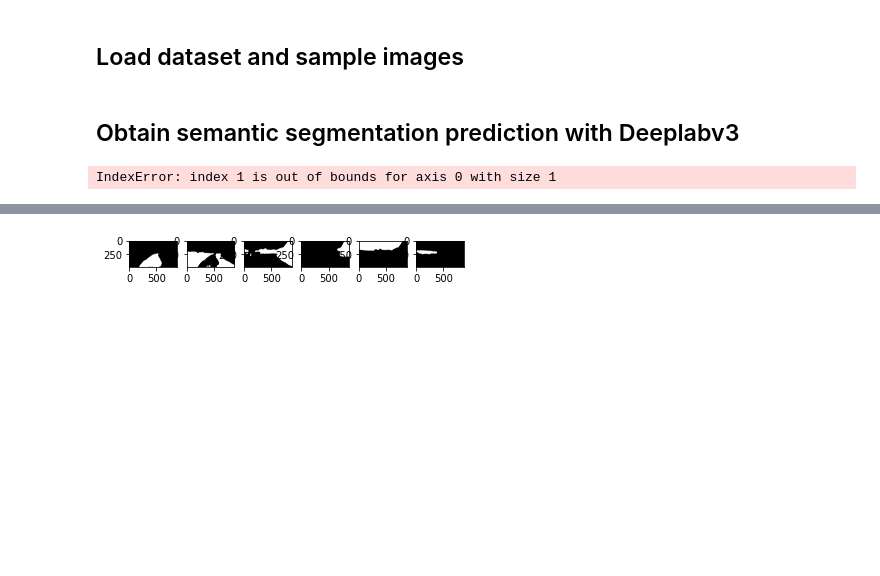
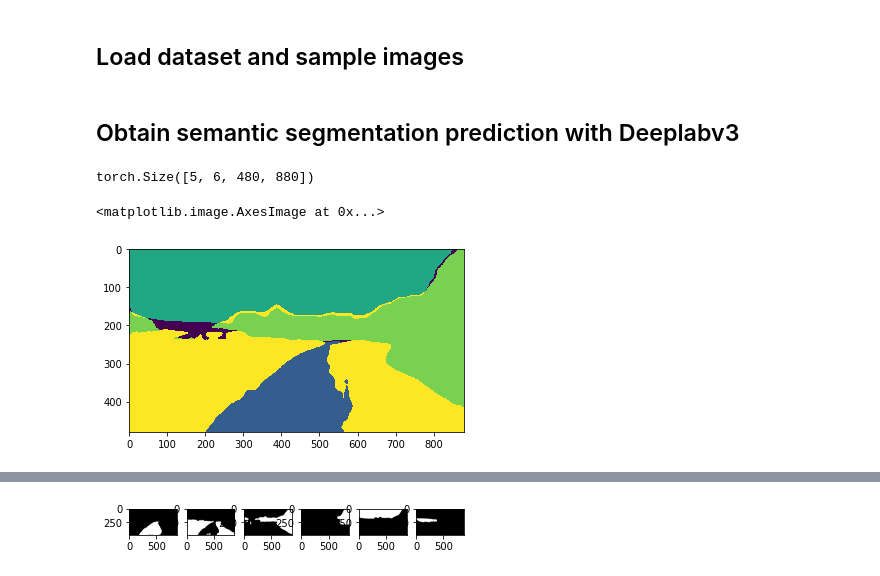
Before and after one commit to Andrewwango/vegetation-segmentation, a Jupyter notebook: vegetation-segmentation/analysis_adi.ipynb, the cells around one changed output, grey strips where cells are left out. Drawn from its saved outputs; the diff is of its cells as text; code cells hidden in the pictures; blank space fills up the shorter version.

```diff
--- a/vegetation-segmentation/analysis_adi.ipynb
+++ b/vegetation-segmentation/analysis_adi.ipynb
@@ -36,13 +38,26 @@ _=1
 with torch.no_grad():
     #val_mask_pred = deeplabv3_model(val_img)['out']
     test_mask_pred = deeplabv3_model(test_img)['out']
+# %%
+test_mask_pred.shape
+# %% [output]
+torch.Size([5, 6, 480, 880])
 # %%
 """val_img = dn(val_img)[0].transpose(1,2,0)
 val_mask = dn(val_mask)[0]
 val_mask_pred = dn(val_mask_pred)[0]"""
 
-test_img = dn(test_img)[1].transpose(1,2,0)
-test_mask_pred = dn(test_mask_pred)[0]
+test_img_current = dn(test_img)[0].transpose(1,2,0)
+test_mask_pred0 = dn(test_mask_pred)[0]
-# %% [output]
-IndexError: index 1 is out of bounds for axis 0 with size 1
+# %%
+test_img_current = dn(test_img)[0].transpose(1,2,0)
+test_mask_current = dn(test_mask_pred)[0]
+
+final_mat=0.3*nut(test_mask_current[0])+0.6*nut(test_mask_current[4])+0.8*nut(test_mask_current[2])+1.2*nut(test_mask_current[1])
+
+final_mat=np.clip(final_mat,0,1)
+plt.imshow(final_mat,cmap='viridis',interpolation='nearest')
+# %% [output]
+<matplotlib.image.AxesImage at 0x...>
+[figure, added]
 # %%
```
Also changed, not shown: parts of 14 cells of this notebook, 6 other files.
